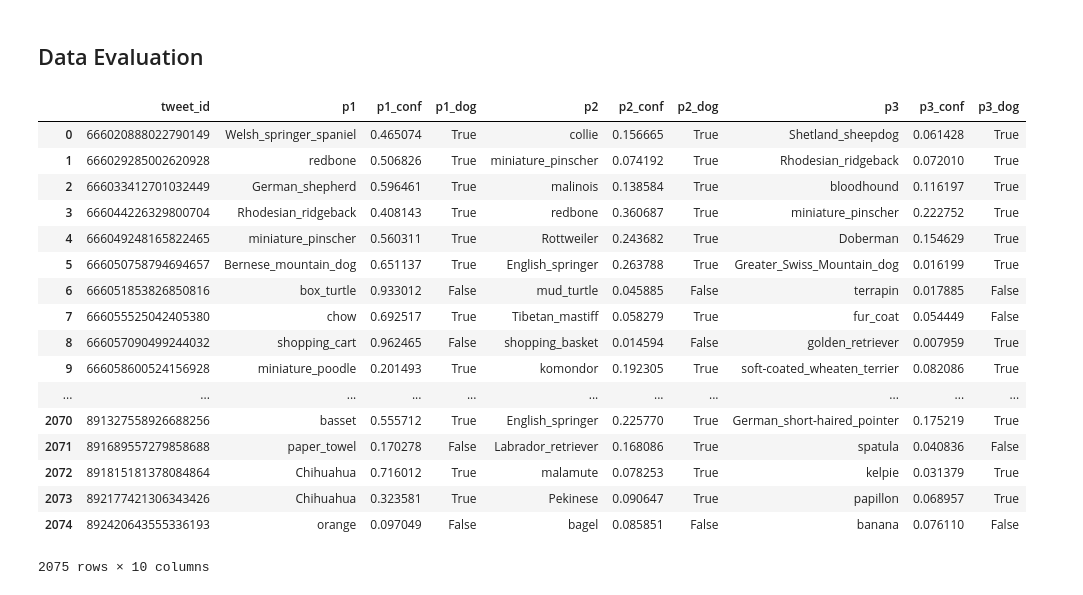
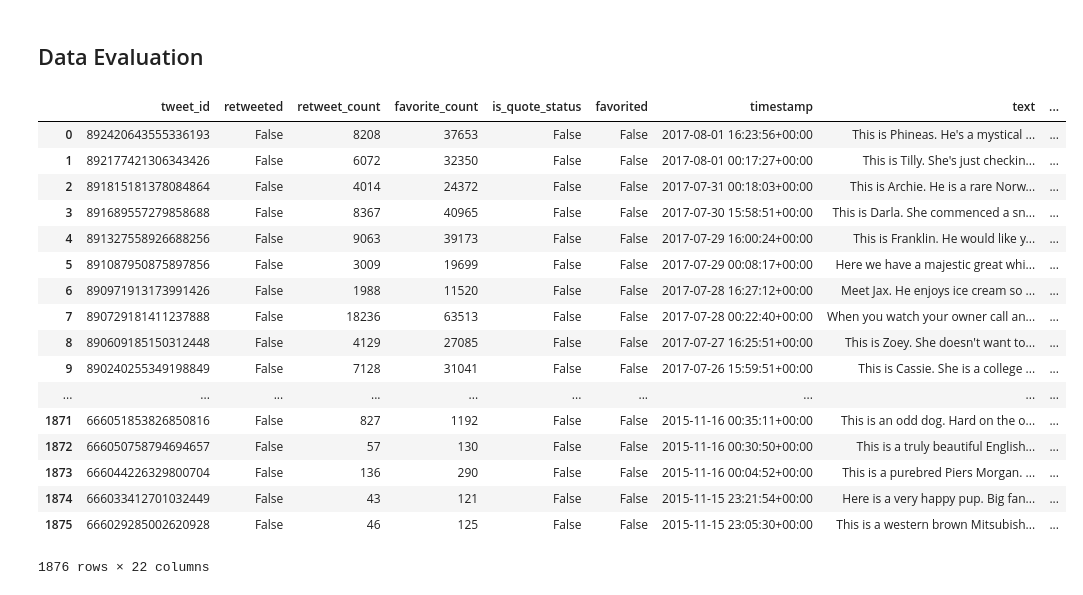
Before and after one commit to DCapella/wrangle-analyze-data, a Jupyter notebook: UDACITY/wrangle_act.ipynb, the cells around one changed output. Cells and saved outputs as stored; diff of their text form; code cells hidden in the pictures.

```diff
--- a/UDACITY/wrangle_act.ipynb
+++ b/UDACITY/wrangle_act.ipynb
@@ -730,26 +1011,26 @@ dogs_tweets_clean['retweeted'].sum()
 <div id='data-evaluation'></div>
 
 ## Data Evaluation
-# %%
-predictions_clean
-# %% [output]
-|  | tweet_id | p1 | p1_conf | p1_dog | p2 | p2_conf | p2_dog | p3 | p3_conf | p3_dog |
-| 0 | 666020888022790149 | Welsh_springer_spaniel | 0.465074 | True | collie | 0.156665 | True | Shetland_sheepdog | 0.061428 | True |
-| 1 | 666029285002620928 | redbone | 0.506826 | True | miniature_pinscher | 0.074192 | True | Rhodesian_ridgeback | 0.072010 | True |
-| 2 | 666033412701032449 | German_shepherd | 0.596461 | True | malinois | 0.138584 | True | bloodhound | 0.116197 | True |
-| 3 | 666044226329800704 | Rhodesian_ridgeback | 0.408143 | True | redbone | 0.360687 | True | miniature_pinscher | 0.222752 | True |
-| 4 | 666049248165822465 | miniature_pinscher | 0.560311 | True | Rottweiler | 0.243682 | True | Doberman | 0.154629 | True |
-| 5 | 666050758794694657 | Bernese_mountain_dog | 0.651137 | True | English_springer | 0.263788 | True | Greater_Swiss_Mountain_dog | 0.016199 | True |
-| 6 | 666051853826850816 | box_turtle | 0.933012 | False | mud_turtle | 0.045885 | False | terrapin | 0.017885 | False |
-| 7 | 666055525042405380 | chow | 0.692517 | True | Tibetan_mastiff | 0.058279 | True | fur_coat | 0.054449 | False |
-| 8 | 666057090499244032 | shopping_cart | 0.962465 | False | shopping_basket | 0.014594 | False | golden_retriever | 0.007959 | True |
-| 9 | 666058600524156928 | miniature_poodle | 0.201493 | True | komondor | 0.192305 | True | soft-coated_wheaten_terrier | 0.082086 | True |
-| ... | ... | ... | ... | ... | ... | ... | ... | ... | ... | ... |
-| 2070 | 891327558926688256 | basset | 0.555712 | True | English_springer | 0.225770 | True | German_short-haired_pointer | 0.175219 | True |
-| 2071 | 891689557279858688 | paper_towel | 0.170278 | False | Labrador_retriever | 0.168086 | True | spatula | 0.040836 | False |
-| 2072 | 891815181378084864 | Chihuahua | 0.716012 | True | malamute | 0.078253 | True | kelpie | 0.031379 | True |
-| 2073 | 892177421306343426 | Chihuahua | 0.323581 | True | Pekinese | 0.090647 | True | papillon | 0.068957 | True |
-| 2074 | 892420643555336193 | orange | 0.097049 | False | bagel | 0.085851 | False | banana | 0.076110 | False |
-2075 rows × 10 columns
+# %%
+combined_df
+# %% [output]
+|  | tweet_id | retweeted | retweet_count | favorite_count | is_quote_status | favorited | timestamp | text | ... |
+| 0 | 892420643555336193 | False | 8208 | 37653 | False | False | 2017-08-01 16:23:56+00:00 | This is Phineas. He's a mystical ... | ... |
+| 1 | 892177421306343426 | False | 6072 | 32350 | False | False | 2017-08-01 00:17:27+00:00 | This is Tilly. She's just checkin... | ... |
+| 2 | 891815181378084864 | False | 4014 | 24372 | False | False | 2017-07-31 00:18:03+00:00 | This is Archie. He is a rare Norw... | ... |
+| 3 | 891689557279858688 | False | 8367 | 40965 | False | False | 2017-07-30 15:58:51+00:00 | This is Darla. She commenced a sn... | ... |
+| 4 | 891327558926688256 | False | 9063 | 39173 | False | False | 2017-07-29 16:00:24+00:00 | This is Franklin. He would like y... | ... |
+| 5 | 891087950875897856 | False | 3009 | 19699 | False | False | 2017-07-29 00:08:17+00:00 | Here we have a majestic great whi... | ... |
+| 6 | 890971913173991426 | False | 1988 | 11520 | False | False | 2017-07-28 16:27:12+00:00 | Meet Jax. He enjoys ice cream so ... | ... |
+| 7 | 890729181411237888 | False | 18236 | 63513 | False | False | 2017-07-28 00:22:40+00:00 | When you watch your owner call an... | ... |
+| 8 | 890609185150312448 | False | 4129 | 27085 | False | False | 2017-07-27 16:25:51+00:00 | This is Zoey. She doesn't want to... | ... |
+| 9 | 890240255349198849 | False | 7128 | 31041 | False | False | 2017-07-26 15:59:51+00:00 | This is Cassie. She is a college ... | ... |
+| ... | ... | ... | ... | ... | ... | ... | ... | ... | ... |
+| 1871 | 666051853826850816 | False | 827 | 1192 | False | False | 2015-11-16 00:35:11+00:00 | This is an odd dog. Hard on the o... | ... |
+| 1872 | 666050758794694657 | False | 57 | 130 | False | False | 2015-11-16 00:30:50+00:00 | This is a truly beautiful English... | ... |
+| 1873 | 666044226329800704 | False | 136 | 290 | False | False | 2015-11-16 00:04:52+00:00 | This is a purebred Piers Morgan. ... | ... |
+| 1874 | 666033412701032449 | False | 43 | 121 | False | False | 2015-11-15 23:21:54+00:00 | Here is a very happy pup. Big fan... | ... |
+| 1875 | 666029285002620928 | False | 46 | 125 | False | False | 2015-11-15 23:05:30+00:00 | This is a western brown Mitsubish... | ... |
+1876 rows × 22 columns
 # %%
 for i in range(1, 4):
```
Also changed, not shown: parts of 96 cells of this notebook, 8 other files.
